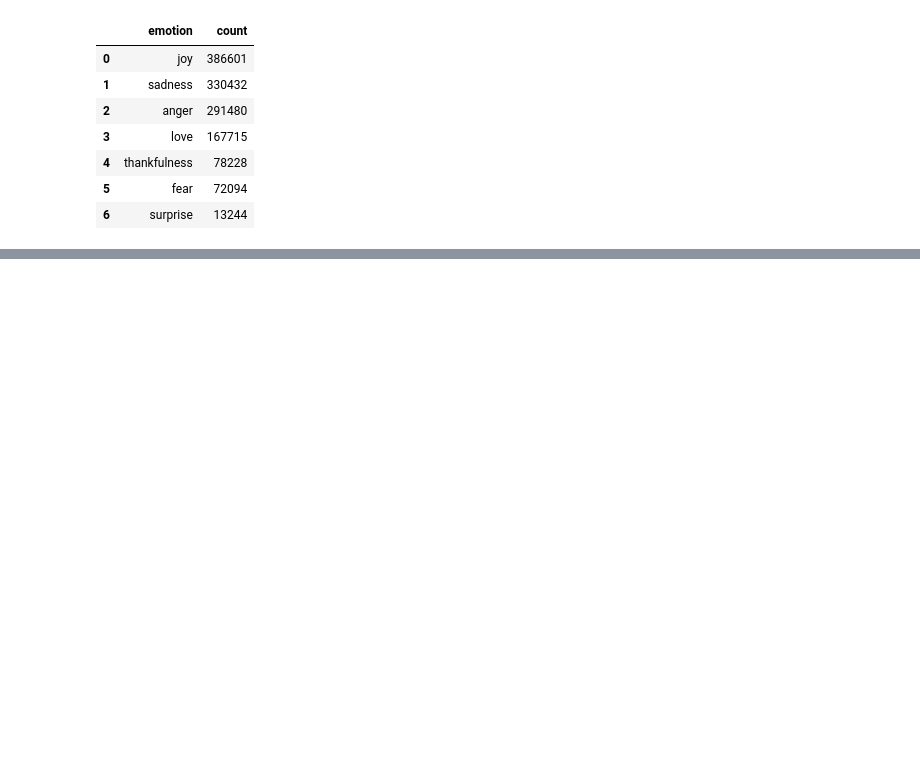
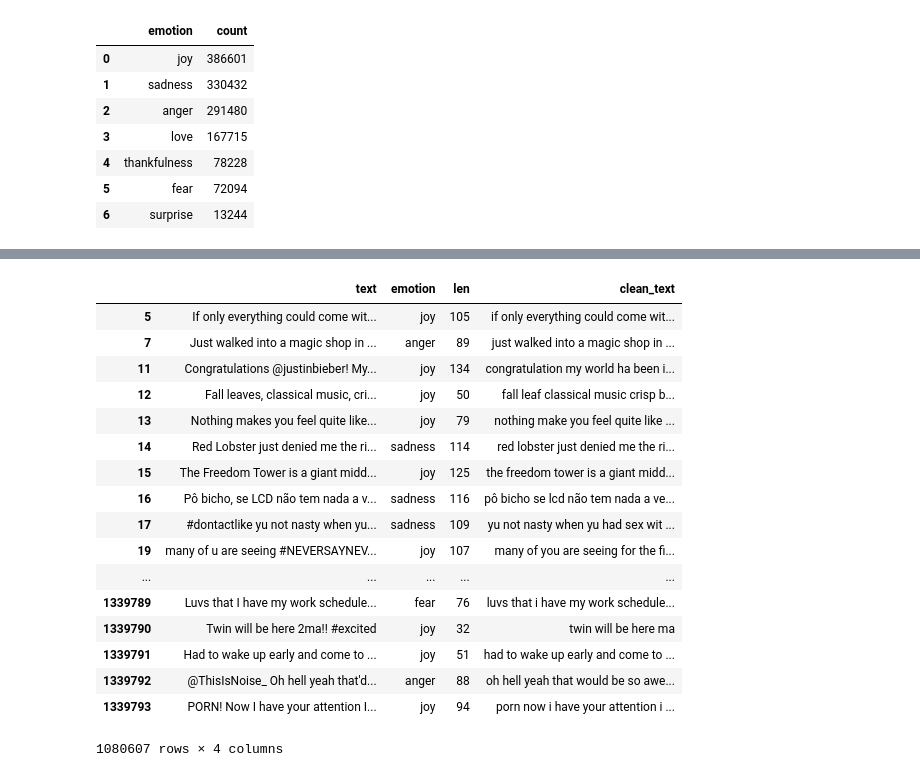
Before and after one commit to mrodzlgd/Emotion-Detection-on-Twitter-Posts, a Jupyter notebook: 03-Data_Analysis_and_Pre-processing.ipynb, the cells around one changed output, grey strips where cells are left out. Cells and saved outputs as stored; diff of their text form; code cells hidden in the pictures; blank space fills up the shorter version.

```diff
--- a/03-Data_Analysis_and_Pre-processing.ipynb
+++ b/03-Data_Analysis_and_Pre-processing.ipynb
@@ -115,0 +133,22 @@ counts
+# %%
+#preprocessing text
+preprocessing_text(twitter_df,'clean_text')
+# %% [output]
+|  | text | emotion | len | clean_text |
+| 5 | If only everything could come wit... | joy | 105 | if only everything could come wit... |
+| 7 | Just walked into a magic shop in ... | anger | 89 | just walked into a magic shop in ... |
+| 11 | Congratulations @justinbieber! My... | joy | 134 | congratulation my world ha been i... |
+| 12 | Fall leaves, classical music, cri... | joy | 50 | fall leaf classical music crisp b... |
+| 13 | Nothing makes you feel quite like... | joy | 79 | nothing make you feel quite like ... |
+| 14 | Red Lobster just denied me the ri... | sadness | 114 | red lobster just denied me the ri... |
+| 15 | The Freedom Tower is a giant midd... | joy | 125 | the freedom tower is a giant midd... |
+| 16 | Pô bicho, se LCD não tem nada a v... | sadness | 116 | pô bicho se lcd não tem nada a ve... |
+| 17 | #dontactlike yu not nasty when yu... | sadness | 109 | yu not nasty when yu had sex wit ... |
+| 19 | many of u are seeing #NEVERSAYNEV... | joy | 107 | many of you are seeing for the fi... |
+| ... | ... | ... | ... | ... |
+| 1339789 | Luvs that I have my work schedule... | fear | 76 | luvs that i have my work schedule... |
+| 1339790 | Twin will be here 2ma!! #excited | joy | 32 | twin will be here ma |
+| 1339791 | Had to wake up early and come to ... | joy | 51 | had to wake up early and come to ... |
+| 1339792 | @ThisIsNoise_ Oh hell yeah that'd... | anger | 88 | oh hell yeah that would be so awe... |
+| 1339793 | PORN! Now I have your attention I... | joy | 94 | porn now i have your attention i ... |
+1080607 rows × 4 columns
```
Also changed, not shown: parts of 75 cells of this notebook, 1 other file.
